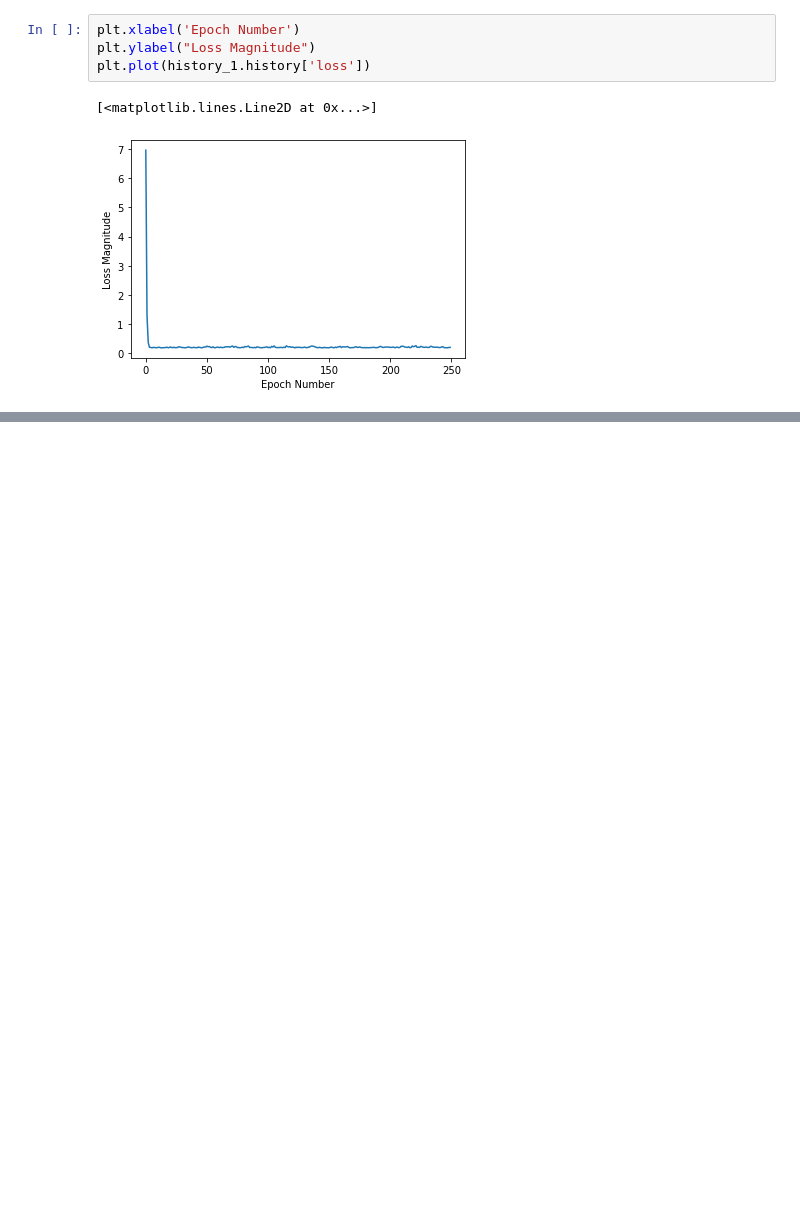
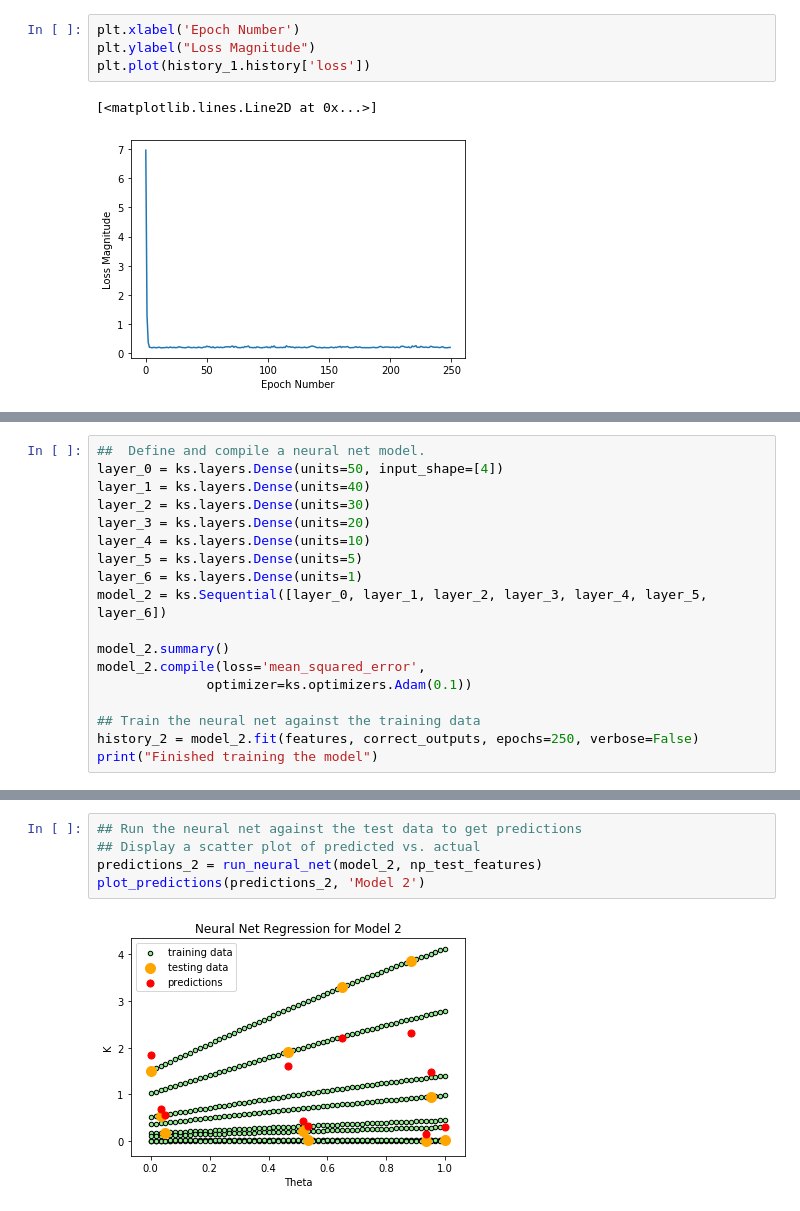
Before and after one commit to tz-earl/K-values-machine-model, a Jupyter notebook: K-values-neural-net.ipynb, the cells around one changed output, grey strips where cells are left out. Drawn from its saved outputs; the diff is of its cells as text; blank space fills up the shorter version.

Commit message:
Run another neural net model

```diff
--- a/K-values-neural-net.ipynb
+++ b/K-values-neural-net.ipynb
@@ -179,3 +178,21 @@ predictions_1 = run_neural_net(model_1, np_test_features)
 plot_predictions(predictions_1, 'Model 1')
 # %% [output]
 [figure]
+# %%
+##  Define and compile a neural net model.
+layer_0 = ks.layers.Dense(units=50, input_shape=[4])
+layer_1 = ks.layers.Dense(units=40)
+layer_2 = ks.layers.Dense(units=30)
+layer_3 = ks.layers.Dense(units=20)
+layer_4 = ks.layers.Dense(units=10)
+layer_5 = ks.layers.Dense(units=5)
+layer_6 = ks.layers.Dense(units=1)
+model_2 = ks.Sequential([layer_0, layer_1, layer_2, layer_3, layer_4, layer_5, layer_6])
+
+model_2.summary()
+model_2.compile(loss='mean_squared_error',
+              optimizer=ks.optimizers.Adam(0.1))
+
+## Train the neural net against the training data
+history_2 = model_2.fit(features, correct_outputs, epochs=250, verbose=False)
+print("Finished training the model")
@@ -182,3 +217,10 @@ plot_predictions(predictions_1, 'Model 1')
+# %%
+## Run the neural net against the test data to get predictions
+## Display a scatter plot of predicted vs. actual
+predictions_2 = run_neural_net(model_2, np_test_features)
+plot_predictions(predictions_2, 'Model 2')
+# %% [output]
+[figure, added]
 # %%
 def calc_mean_error(test_values, predictions):
     """Calculate the mean absolute value error"""
```
Also changed, not shown: parts of 4 cells of this notebook.
